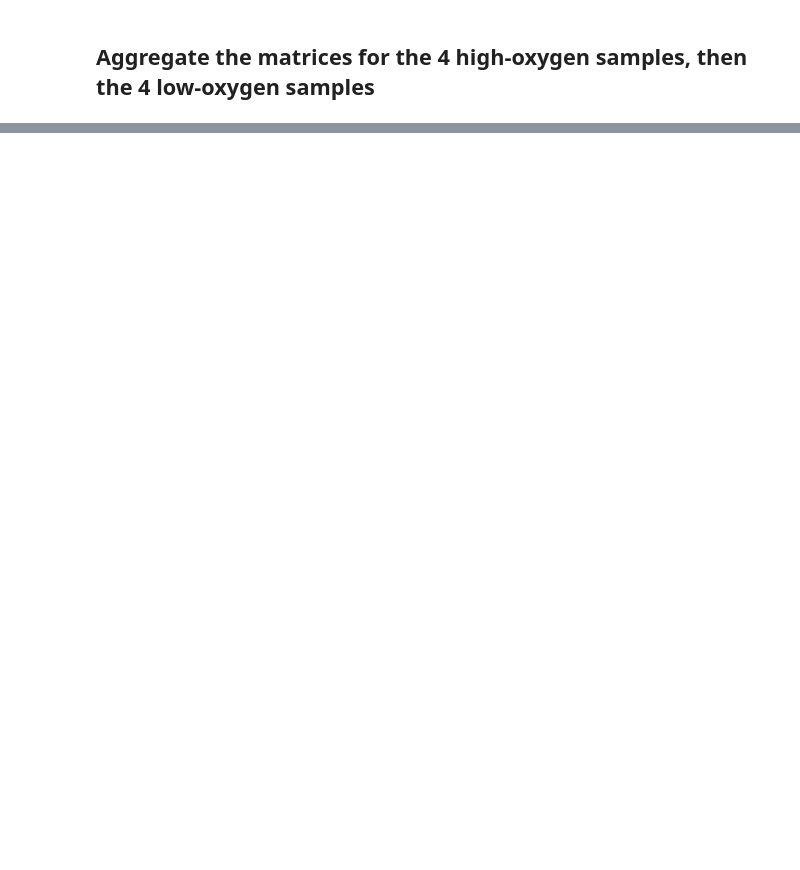
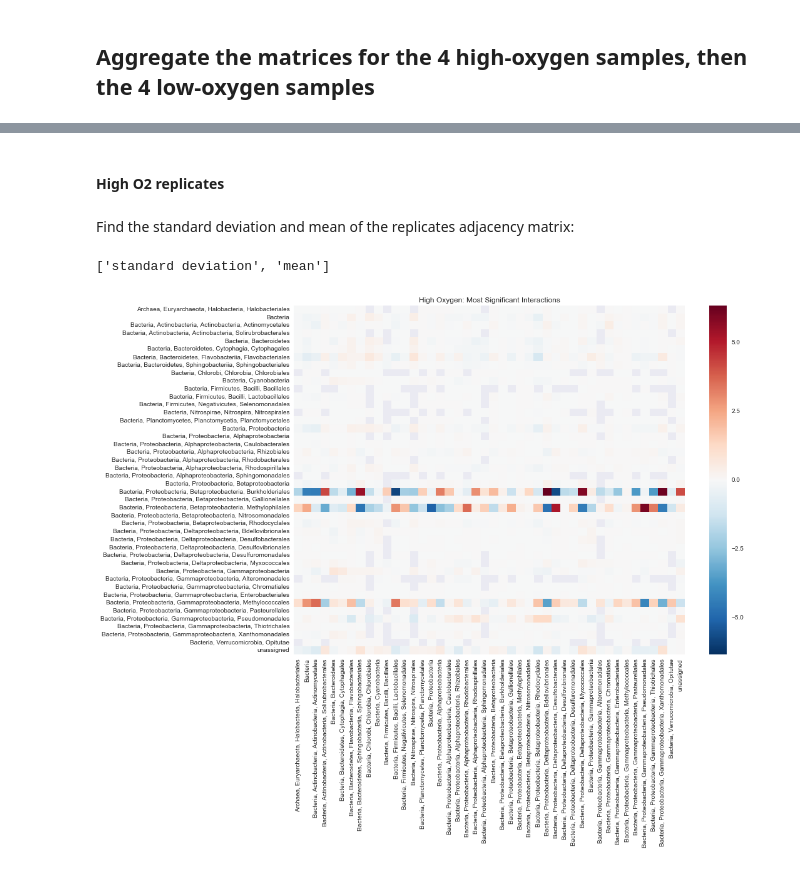
Before and after one commit to JanetMatsen/bacteriopop, a Jupyter notebook: Demo.ipynb, the cells around one changed output, grey strips where cells are left out. Saved outputs shown, nothing was run; the diff lists cells and outputs as text; code cells hidden in the pictures; blank space fills up the shorter version.

```diff
--- a/Demo.ipynb
+++ b/Demo.ipynb
@@ -161,0 +220,24 @@ net.plot_all_adjacency_heatmaps(mappings)
+# %% [markdown]
+#### High O2 replicates
+# %% [markdown]
+Find the standard deviation and mean of the replicates adjacency matrix:
+# %%
+# mappings, nodes
+high_agg = net.aggregate_adjacency_matrices([
+        mappings[('High', 1)],
+        mappings[('High', 2)],
+        mappings[('High', 3)],
+        mappings[('High', 4)]
+    ])
+# %%
+high_agg.keys()
+# %% [output]
+['standard deviation', 'mean']
+# %%
+p_high = net.plot_heatmap(high_agg['mean'],
+                          'High Oxygen: Most Significant Interactions',
+                          './plots/poster/high_avg--FROM_PANELS',
+                         file_type='.png',
+                width=14, height=10)
+# %% [output]
+[figure, added]
```
Also changed, not shown: parts of 13 cells of this notebook.
